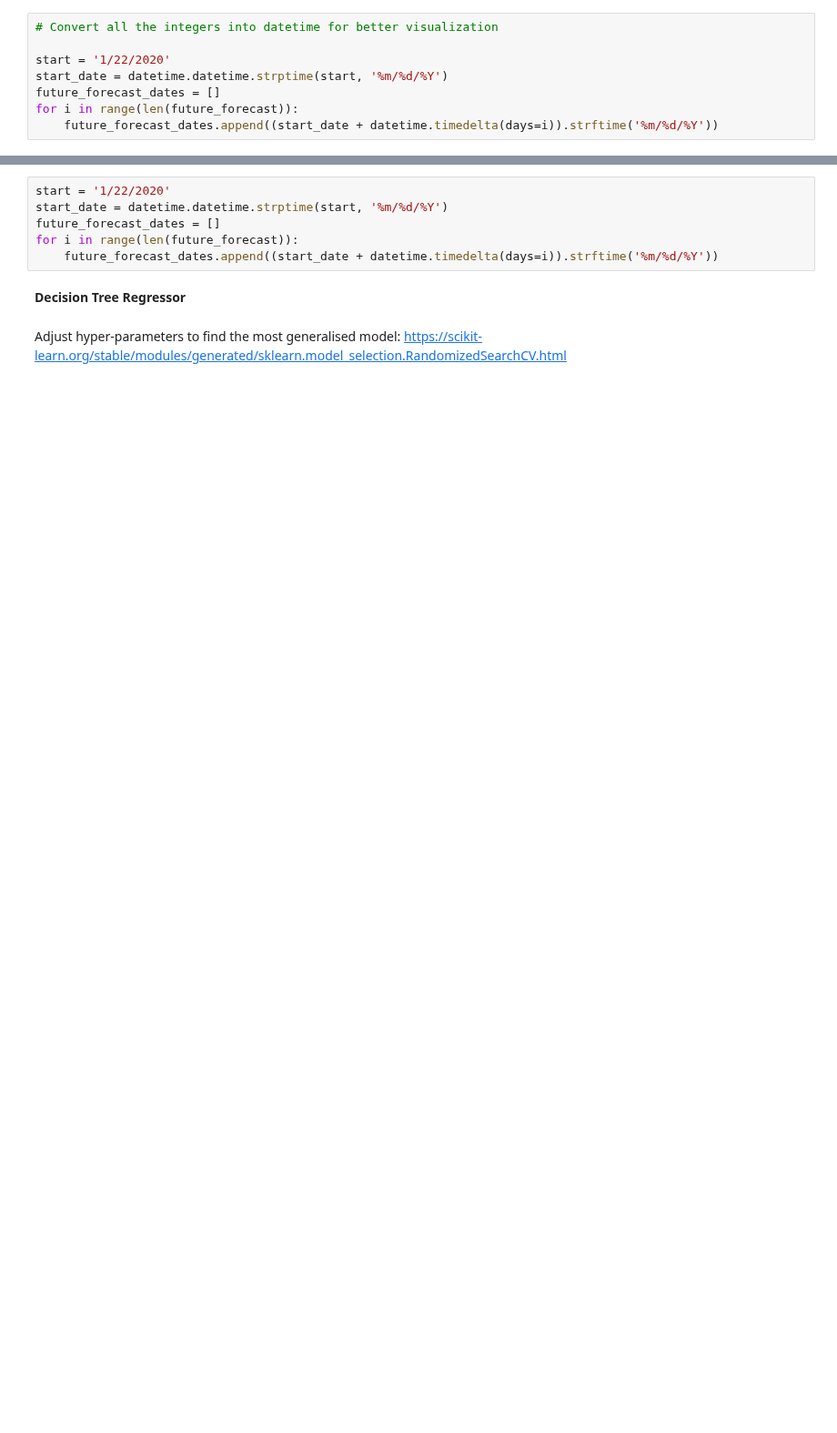
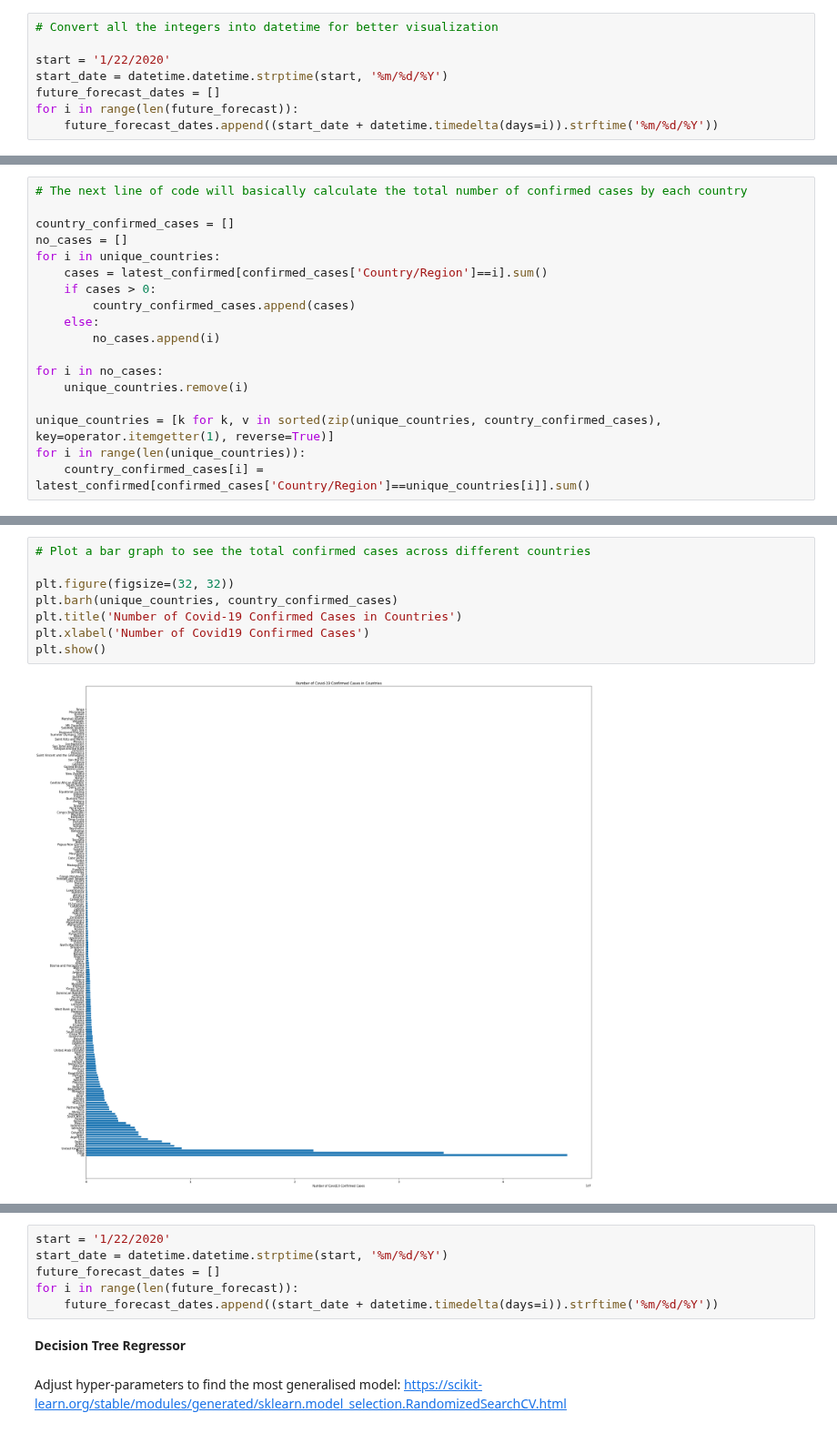
Before and after one commit to dvh549/Data_Mining, a Jupyter notebook: Covid_19_Decision_Tree.ipynb, the cells around one changed output, grey strips where cells are left out. Shown at 91% size. Cells and saved outputs as stored; diff of their text form; blank space fills up the shorter version.

```diff
--- a/Covid_19_Decision_Tree.ipynb
+++ b/Covid_19_Decision_Tree.ipynb
@@ -272,3 +292,21 @@ unique_countries
  'Yemen',
  'Zambia',
  'Zimbabwe']
+# %%
+# The next line of code will basically calculate the total number of confirmed cases by each country
+
+country_confirmed_cases = []
+no_cases = []
+for i in unique_countries:
+    cases = latest_confirmed[confirmed_cases['Country/Region']==i].sum()
+    if cases > 0:
+        country_confirmed_cases.append(cases)
+    else:
+        no_cases.append(i)
+
+for i in no_cases:
+    unique_countries.remove(i)
+
+unique_countries = [k for k, v in sorted(zip(unique_countries, country_confirmed_cases), key=operator.itemgetter(1), reverse=True)]
+for i in range(len(unique_countries)):
+    country_confirmed_cases[i] = latest_confirmed[confirmed_cases['Country/Region']==unique_countries[i]].sum()
@@ -274,0 +414,10 @@ unique_countries
+# %%
+# Plot a bar graph to see the total confirmed cases across different countries
+
+plt.figure(figsize=(32, 32))
+plt.barh(unique_countries, country_confirmed_cases)
+plt.title('Number of Covid-19 Confirmed Cases in Countries')
+plt.xlabel('Number of Covid19 Confirmed Cases')
+plt.show()
+# %% [output]
+[figure, added]
```
Also changed, not shown: parts of 28 cells of this notebook, 3 other files.
